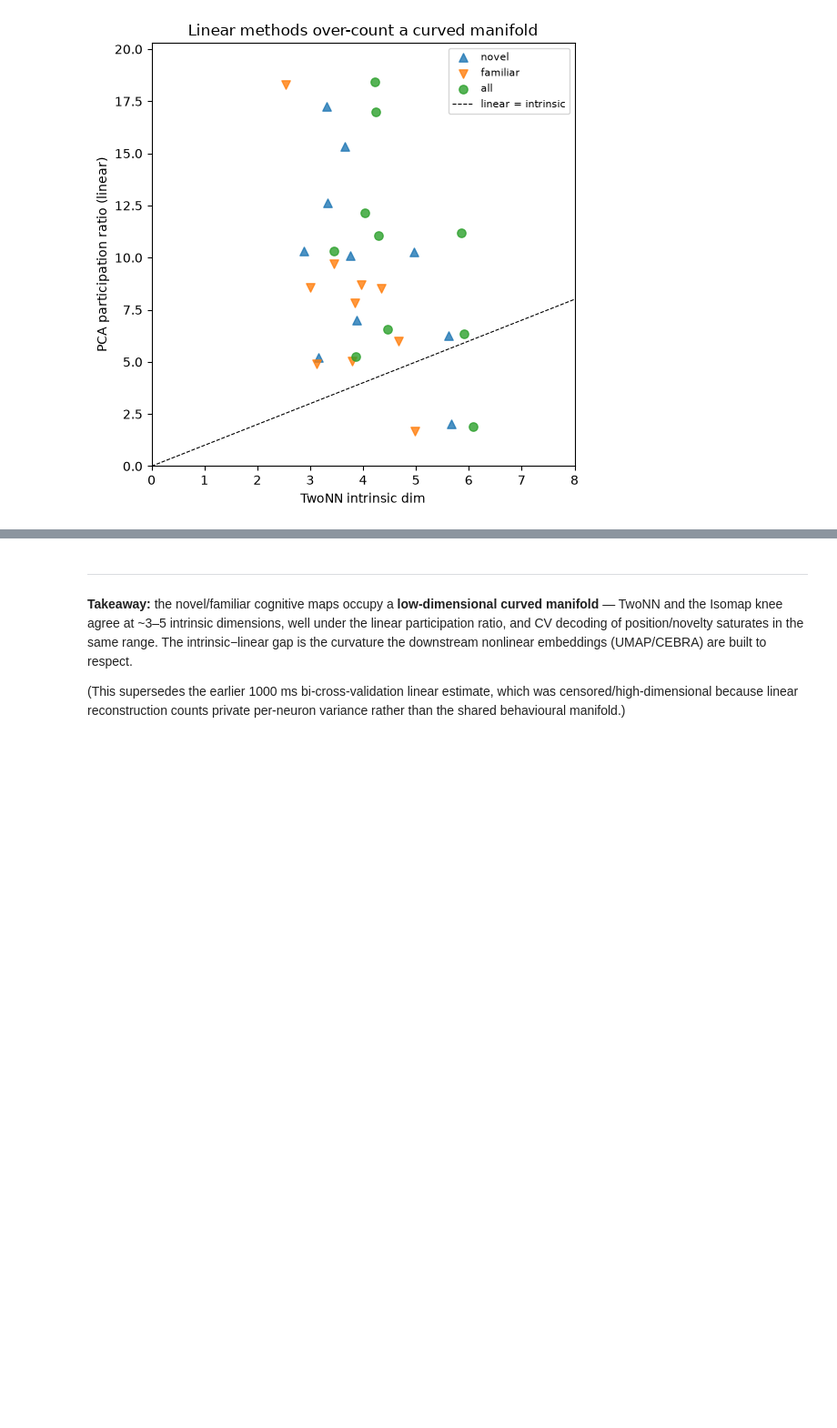
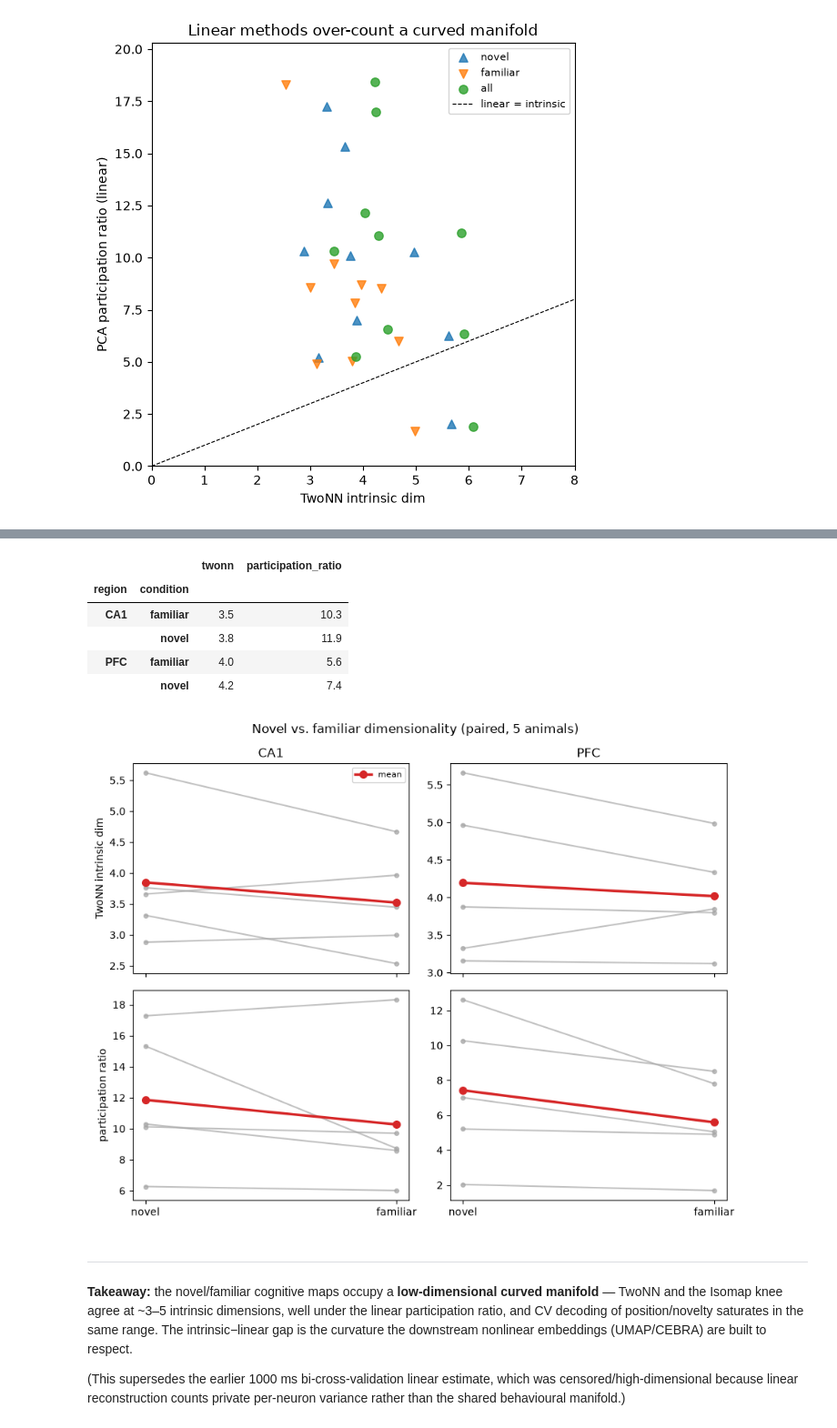
Before and after one commit to M-Proskurin/NeuroDataReHack, a Jupyter notebook: notebooks/000447/06_dimensionality.ipynb, the cells around one changed output, grey strips where cells are left out. Shown at 91% size. Saved outputs shown, nothing was run; the diff lists cells and outputs as text; code cells hidden in the pictures; blank space fills up the shorter version.

```diff
--- a/notebooks/000447/06_dimensionality.ipynb
+++ b/notebooks/000447/06_dimensionality.ipynb
@@ -113,3 +120,33 @@ summ.groupby(["region", "condition"])[["twonn", "participation_ratio"]].mean().r
+# %%
+fig, axes = plt.subplots(2, 2, figsize=(9, 7), sharex=True)
+for col, region in enumerate(["CA1", "PFC"]):
+    sub = summ[summ.region == region]
+    for row, (metric, ylab) in enumerate([("twonn", "TwoNN intrinsic dim"),
+                                          ("participation_ratio", "participation ratio")]):
+        ax = axes[row, col]
+        piv = sub.pivot_table(index="subject", columns="condition", values=metric)
+        for _, r in piv.iterrows():
+            ax.plot([0, 1], [r["novel"], r["familiar"]], "-o", color="0.65", alpha=0.7, ms=4)
+        ax.plot([0, 1], [piv["novel"].mean(), piv["familiar"].mean()], "-o",
+                color="tab:red", lw=2.5, ms=7, label="mean")
+        ax.set_xticks([0, 1]); ax.set_xticklabels(["novel", "familiar"])
+        if row == 0:
+            ax.set_title(region)
+        if col == 0:
+            ax.set_ylabel(ylab)
+axes[0, 0].legend(fontsize=8)
+fig.suptitle("Novel vs. familiar dimensionality (paired, 5 animals)")
+plt.tight_layout()
+summ[summ.condition.isin(["novel", "familiar"])].groupby(
+    ["region", "condition"])[["twonn", "participation_ratio"]].mean().round(1)
+# %% [output]
+|  |  | twonn | participation_ratio |
+| region | condition |  |  |
+| CA1 | familiar | 3.5 | 10.3 |
+|  | novel | 3.8 | 11.9 |
+| PFC | familiar | 4.0 | 5.6 |
+|  | novel | 4.2 | 7.4 |
+[figure, added]
 # %% [markdown]
 ---
 **Takeaway:** the novel/familiar cognitive maps occupy a **low-dimensional curved
```
Also changed, not shown: parts of 1 cell of this notebook, 3 other files.
